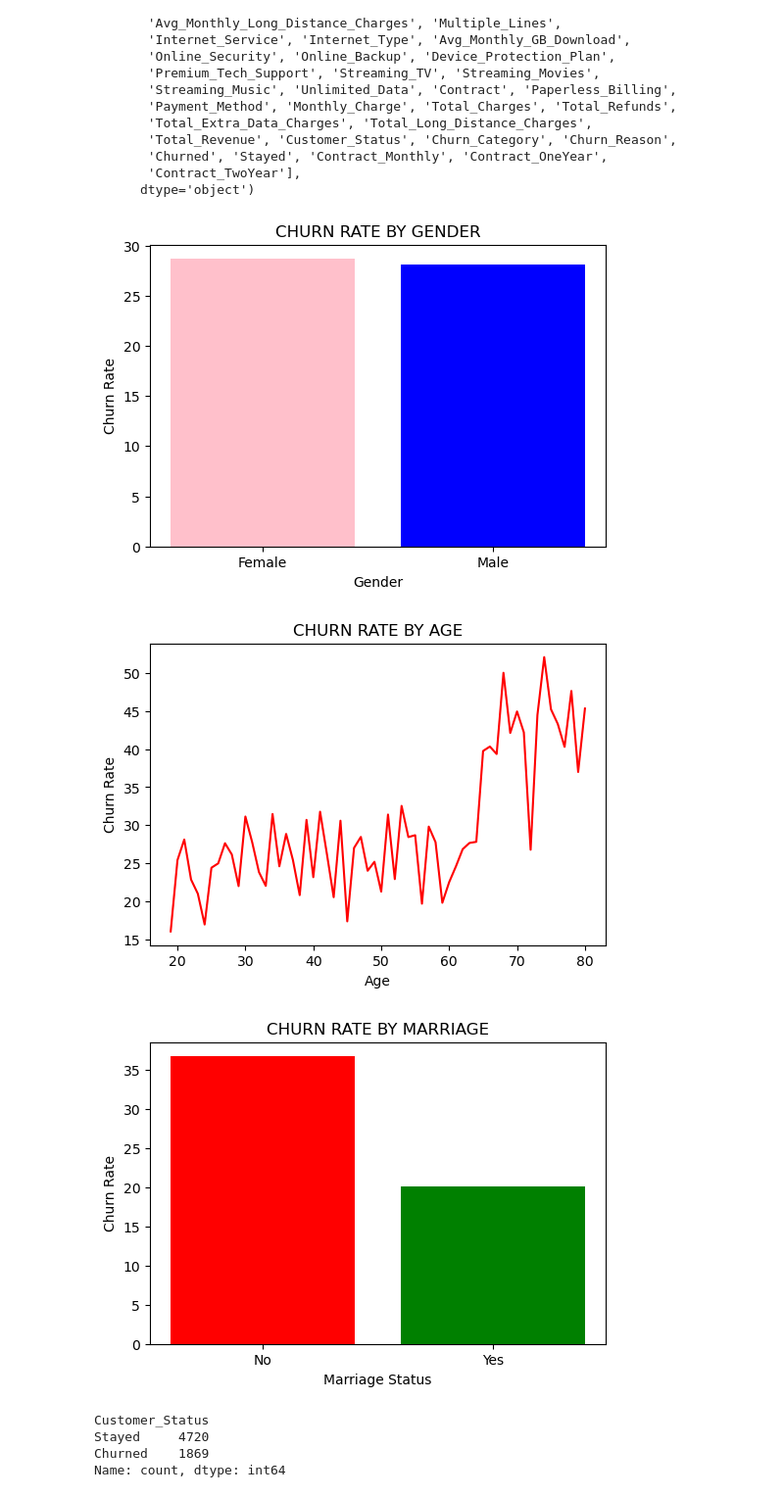
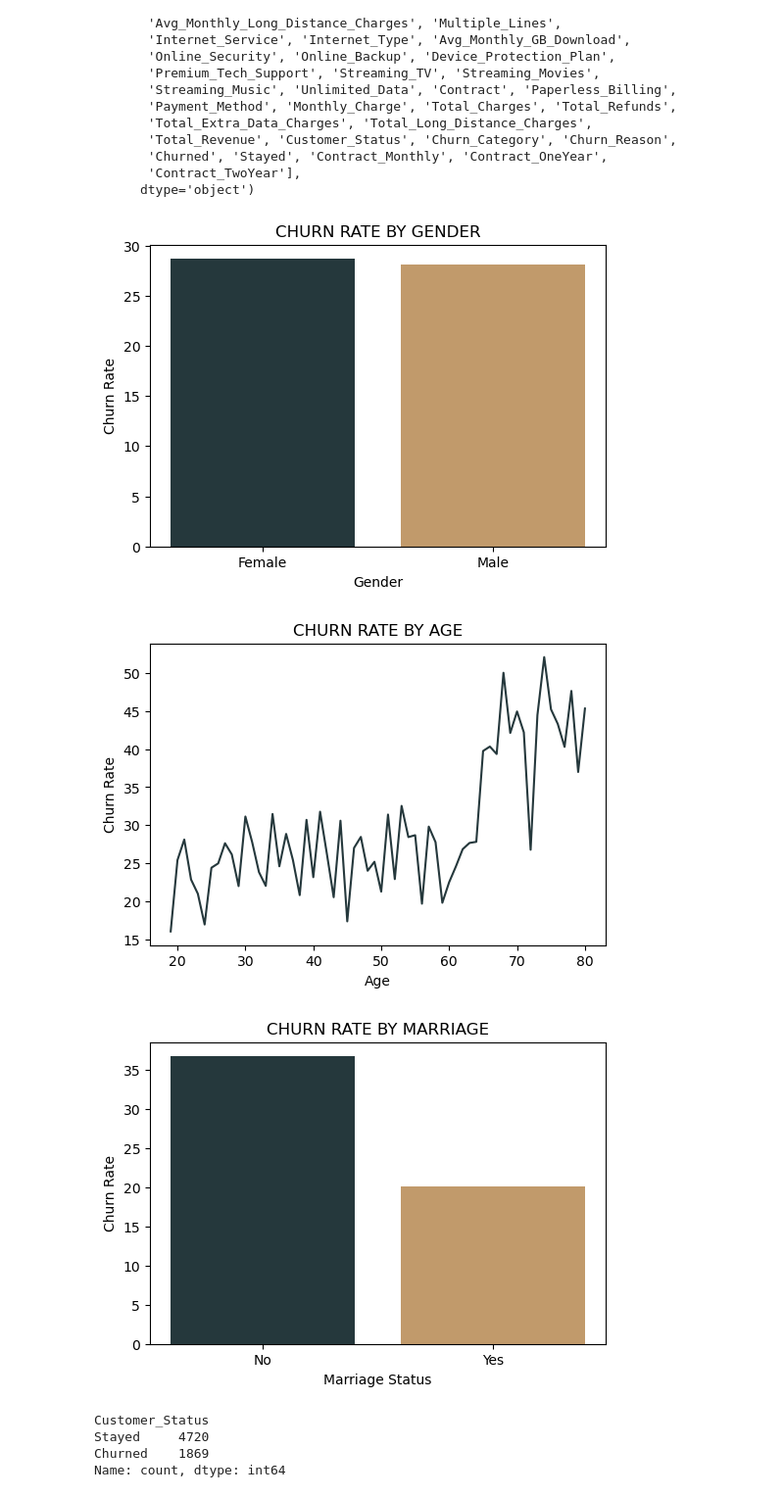
Before and after one commit to anarghaajoy/ML-Projects, a Jupyter notebook: Telecom Company Churn Reduction.ipynb, the cells around one changed output. Shown at 98% size. Saved outputs shown, nothing was run; the diff lists cells and outputs as text; code cells hidden in the pictures.

```diff
--- a/Telecom Company Churn Reduction.ipynb
+++ b/Telecom Company Churn Reduction.ipynb
@@ -109,33 +120,33 @@ Index(['Customer_ID', 'Gender', 'Age', 'Married', 'Number_of_Dependents',
 # %%
 churn_by_gender = df.groupby('Gender')['Customer_Status'].apply(lambda x: (x == 'Churned').mean()*100)
 churn_by_age = df.groupby('Age')['Customer_Status'].apply(lambda x: (x == 'Churned').mean() * 100)
 churn_by_marriage = df.groupby('Married')['Customer_Status'].apply(lambda x: (x == 'Churned').mean()*100)
 
 plt.rcParams["figure.figsize"] = (6,4)
 # Visualize the churn_by_gender
-plt.bar(churn_by_gender.index, churn_by_gender, color=["pink", "blue"])
+plt.bar(churn_by_gender.index, churn_by_gender, color=['#25383C', '#C19A6B'])
 plt.xlabel('Gender')
 plt.ylabel('Churn Rate')
 plt.title('CHURN RATE BY GENDER')
 plt.show()
 
 # Visualize the churn_by_age
-plt.plot(churn_by_age.index, churn_by_age, color="red")
+plt.plot(churn_by_age.index, churn_by_age, color='#25383C')
 plt.xlabel('Age')
 plt.ylabel('Churn Rate')
 plt.title('CHURN RATE BY AGE')
 plt.show()
 
 #Visualize the churn rate according to marriage status
-plt.bar(churn_by_marriage.index, churn_by_marriage, color=["red", "green"])
+plt.bar(churn_by_marriage.index, churn_by_marriage, color=['#25383C', '#C19A6B'])
 plt.xlabel('Marriage Status')
 plt.ylabel('Churn Rate')
 plt.title('CHURN RATE BY MARRIAGE')
 plt.show()
 # %% [output]
-[figure, old version]
+[figure, new version]
-[figure, old version]
+[figure, new version]
-[figure, old version]
+[figure, new version]
 # %%
 #counting values of the customer status
 
```
Also changed, not shown: parts of 21 cells of this notebook.
